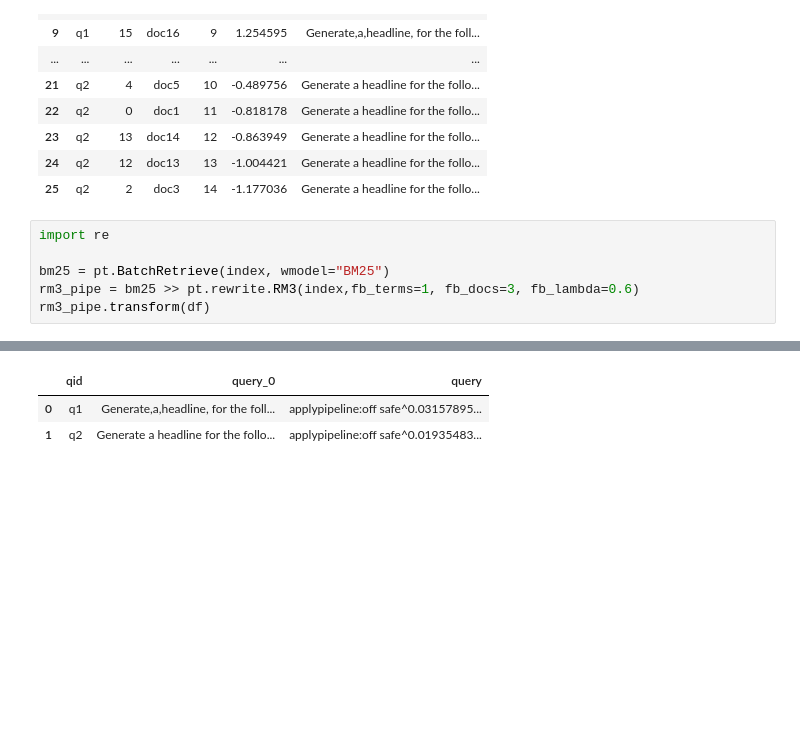
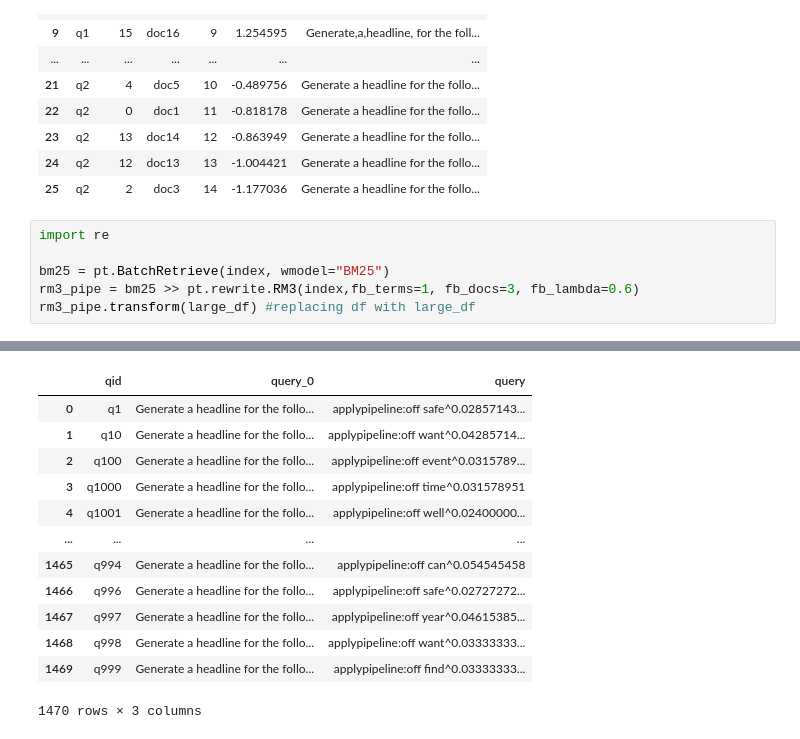
Before and after one commit to femy-joseph/Personalization-of-Language-Model, a Jupyter notebook: BM25/Rm3.ipynb, the cells around one changed output, grey strips where cells are left out. Cells and saved outputs as stored; diff of their text form; blank space fills up the shorter version.

```diff
--- a/BM25/Rm3.ipynb
+++ b/BM25/Rm3.ipynb
@@ -95,5 +95,5 @@ import re
 
 bm25 = pt.BatchRetrieve(index, wmodel="BM25")
 rm3_pipe = bm25 >> pt.rewrite.RM3(index,fb_terms=1, fb_docs=3, fb_lambda=0.6)
-rm3_pipe.transform(df)
+rm3_pipe.transform(large_df) #replacing df with large_df
 # %% [output]
@@ -108,6 +117,16 @@ rm3_pipe.transform(df)
 |  | qid | query_0 | query |
-| 0 | q1 | Generate,a,headline, for the foll... | applypipeline:off safe^0.03157895... |
-| 1 | q2 | Generate a headline for the follo... | applypipeline:off safe^0.01935483... |
+| 0 | q1 | Generate a headline for the follo... | applypipeline:off safe^0.02857143... |
+| 1 | q10 | Generate a headline for the follo... | applypipeline:off want^0.04285714... |
+| 2 | q100 | Generate a headline for the follo... | applypipeline:off event^0.0315789... |
+| 3 | q1000 | Generate a headline for the follo... | applypipeline:off time^0.031578951 |
+| 4 | q1001 | Generate a headline for the follo... | applypipeline:off well^0.02400000... |
+| ... | ... | ... | ... |
+| 1465 | q994 | Generate a headline for the follo... | applypipeline:off can^0.054545458 |
+| 1466 | q996 | Generate a headline for the follo... | applypipeline:off safe^0.02727272... |
+| 1467 | q997 | Generate a headline for the follo... | applypipeline:off year^0.04615385... |
+| 1468 | q998 | Generate a headline for the follo... | applypipeline:off want^0.03333333... |
+| 1469 | q999 | Generate a headline for the follo... | applypipeline:off find^0.03333333... |
+1470 rows × 3 columns
 # %%
 
 data=[]
```
Also changed, not shown: parts of 7 cells of this notebook.
